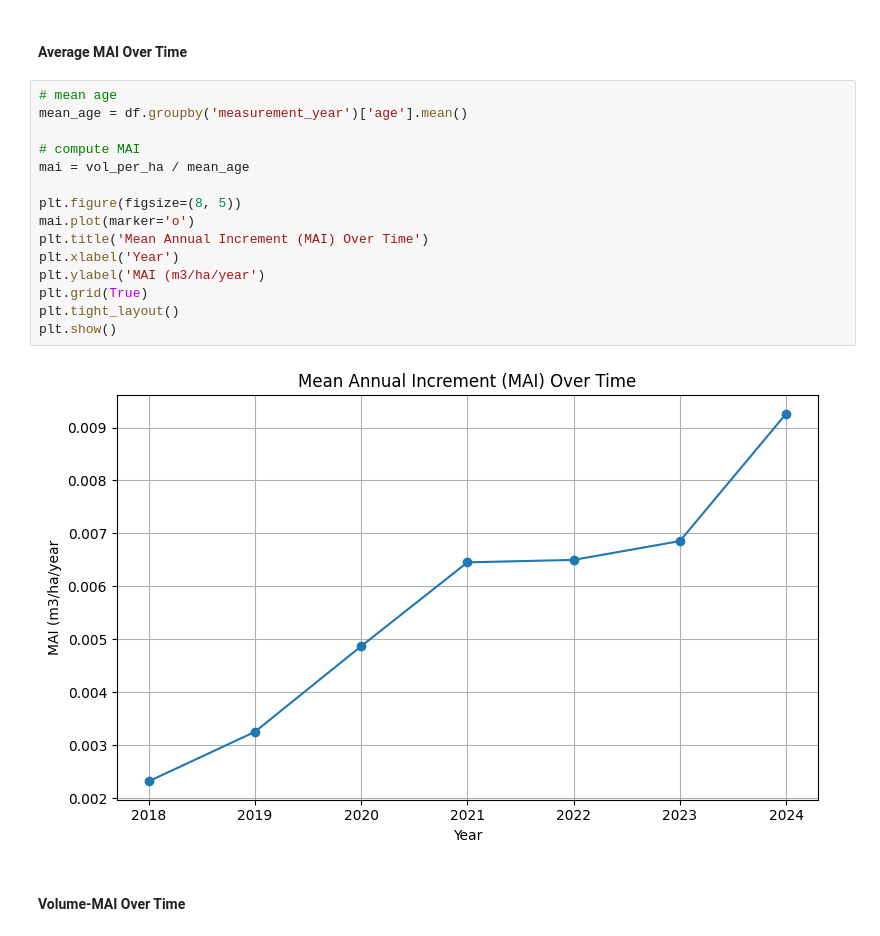
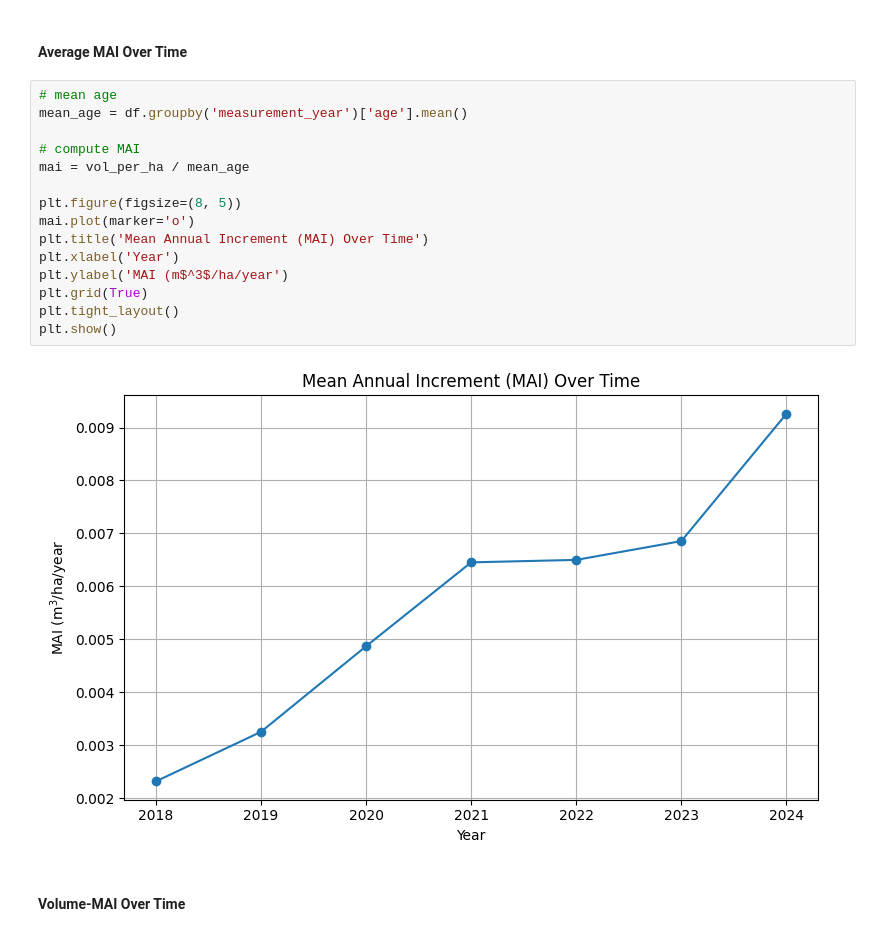
Before and after one commit to ds-gowusu/tree_growth_analytics, a Jupyter notebook: growth_analysis.ipynb, the cells around one changed output. Cells and saved outputs as stored; diff of their text form.

```diff
--- a/growth_analysis.ipynb
+++ b/growth_analysis.ipynb
@@ -458,20 +458,20 @@ df.head()
 # %%
 # mean age
 mean_age = df.groupby('measurement_year')['age'].mean()
 
 # compute MAI
 mai = vol_per_ha / mean_age
 
 plt.figure(figsize=(8, 5))
 mai.plot(marker='o')
 plt.title('Mean Annual Increment (MAI) Over Time')
 plt.xlabel('Year')
-plt.ylabel('MAI (m3/ha/year')
+plt.ylabel('MAI (m$^3$/ha/year')
 plt.grid(True)
 plt.tight_layout()
 plt.show()
 # %% [output]
-[figure, old version]
+[figure, new version]
 # %% [markdown]
 #### Volume-MAI Over Time
 # %%
```
Also changed, not shown: parts of 5 cells of this notebook, 3 other files.
